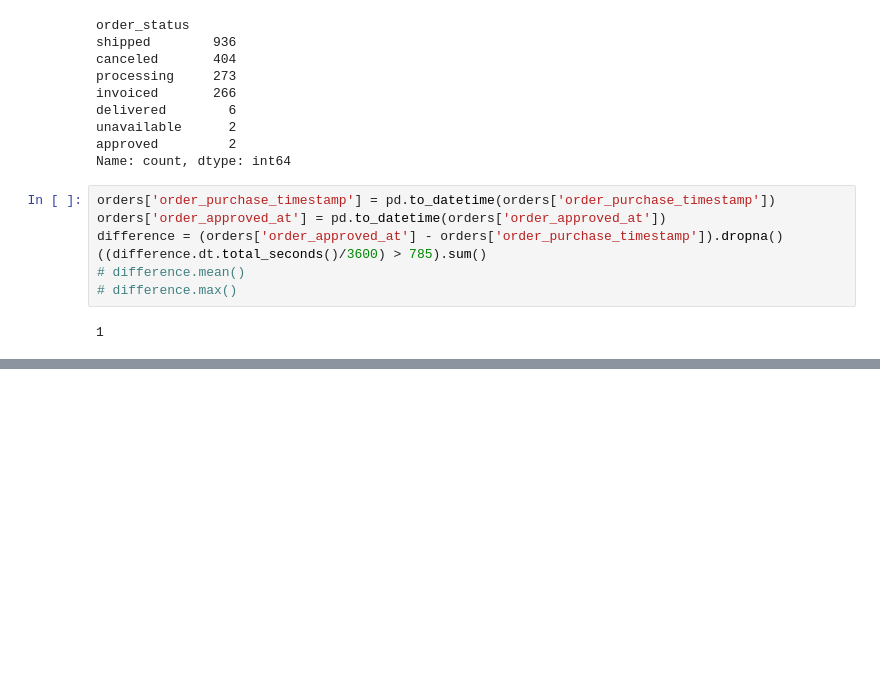
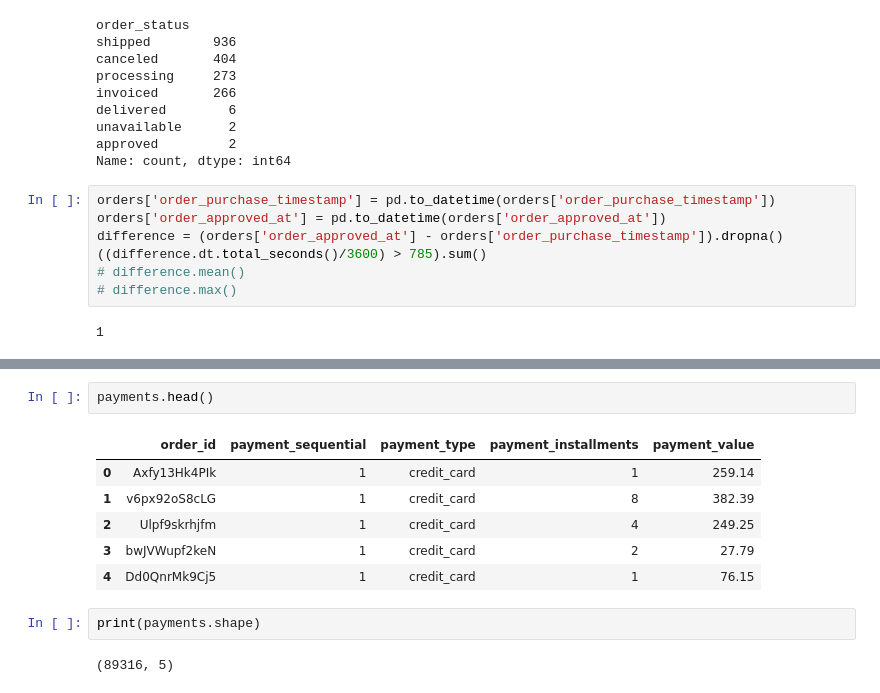
Before and after one commit to JatinY459/ecommerce-data-analysis, a Jupyter notebook: notebooks/01_data_overview.ipynb, the cells around one changed output, grey strips where cells are left out. Saved outputs shown, nothing was run; the diff lists cells and outputs as text; blank space fills up the shorter version.

```diff
--- a/notebooks/01_data_overview.ipynb
+++ b/notebooks/01_data_overview.ipynb
@@ -307,0 +480,13 @@ change this data from previousfile & remove this line leaving an empty line here
+# %%
+payments.head()
+# %% [output]
+|  | order_id | payment_sequential | payment_type | payment_installments | payment_value |
+| 0 | Axfy13Hk4PIk | 1 | credit_card | 1 | 259.14 |
+| 1 | v6px92oS8cLG | 1 | credit_card | 8 | 382.39 |
+| 2 | Ulpf9skrhjfm | 1 | credit_card | 4 | 249.25 |
+| 3 | bwJVWupf2keN | 1 | credit_card | 2 | 27.79 |
+| 4 | Dd0QnrMk9Cj5 | 1 | credit_card | 1 | 76.15 |
+# %%
+print(payments.shape)
+# %% [output]
+(89316, 5)
```
Also changed, not shown: parts of 31 cells of this notebook.
